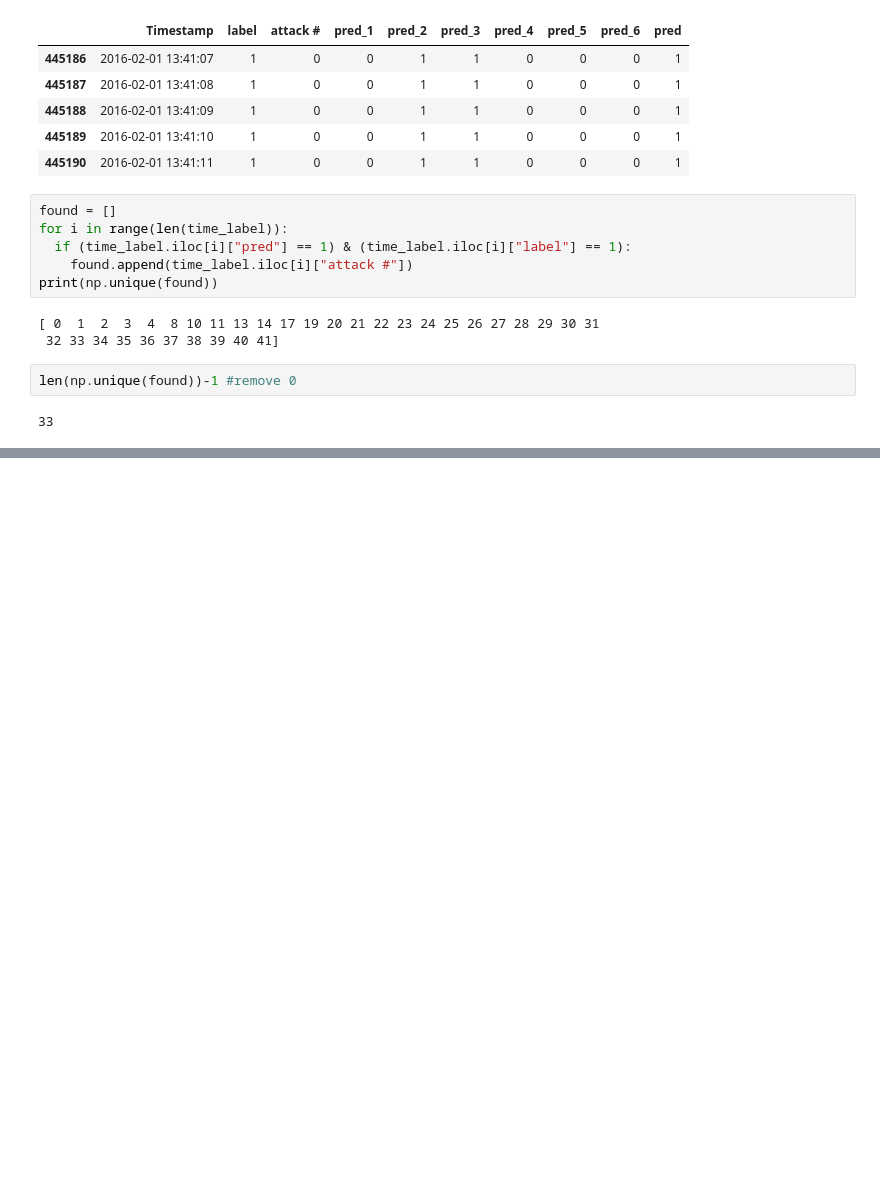
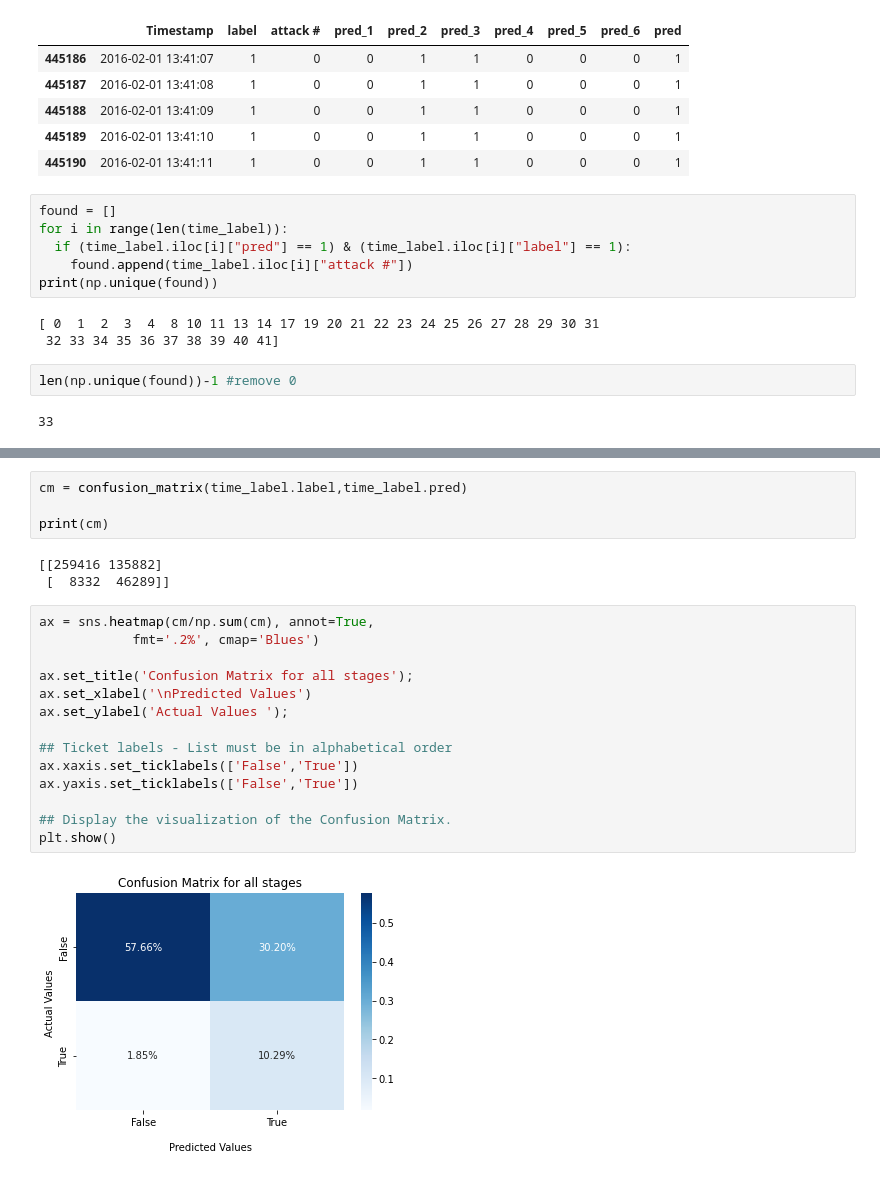
Before and after one commit to Geebigib/Explainable-Anomaly-detection-In-ICS, a Jupyter notebook: Probability_Base_Model_separate_stage.ipynb, the cells around one changed output, grey strips where cells are left out. Saved outputs shown, nothing was run; the diff lists cells and outputs as text; blank space fills up the shorter version.

Commit message:
add confusion metrix

```diff
--- a/Probability_Base_Model_separate_stage.ipynb
+++ b/Probability_Base_Model_separate_stage.ipynb
@@ -516,0 +595,23 @@ len(np.unique(found))-1 #remove 0
+# %%
+cm = confusion_matrix(time_label.label,time_label.pred)
+
+print(cm)
+# %% [output]
+[[259416 135882]
+ [  8332  46289]]
+# %%
+ax = sns.heatmap(cm/np.sum(cm), annot=True,
+            fmt='.2%', cmap='Blues')
+
+ax.set_title('Confusion Matrix for all stages');
+ax.set_xlabel('\nPredicted Values')
+ax.set_ylabel('Actual Values ');
+
+## Ticket labels - List must be in alphabetical order
+ax.xaxis.set_ticklabels(['False','True'])
+ax.yaxis.set_ticklabels(['False','True'])
+
+## Display the visualization of the Confusion Matrix.
+plt.show()
+# %% [output]
+[figure, added]
```
Also changed, not shown: parts of 8 cells of this notebook.
